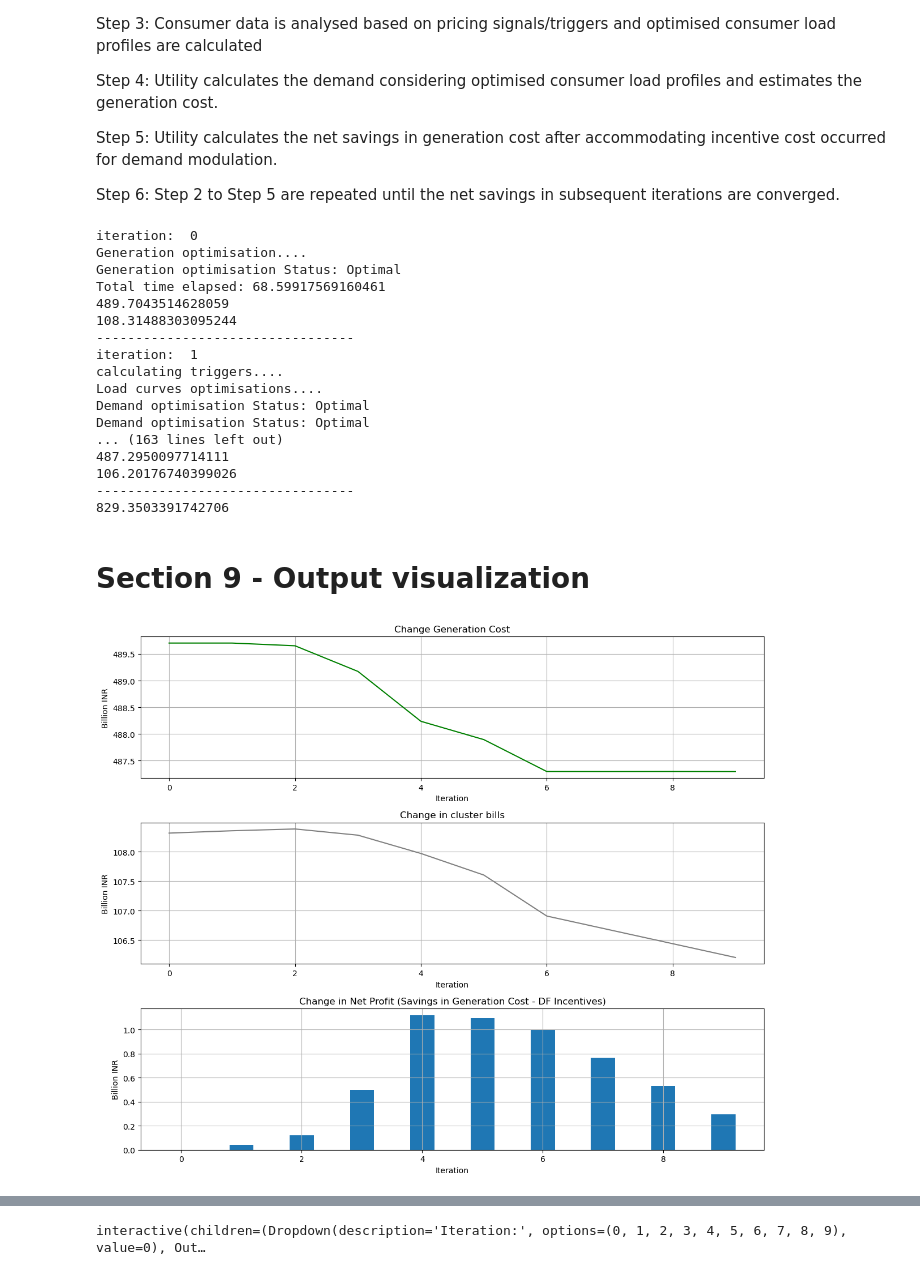
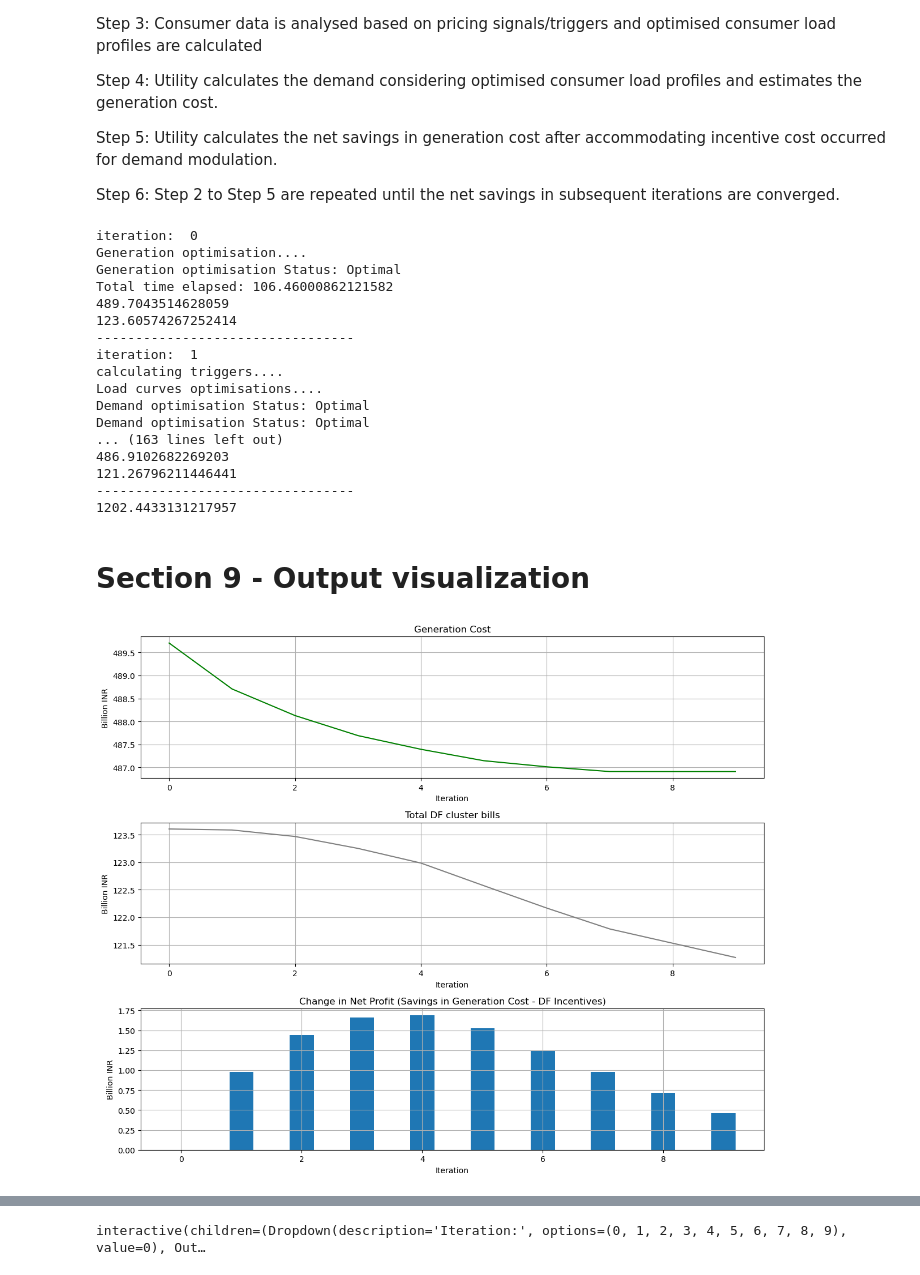
Before and after one commit to KaustubhArekar/Demand-Flexibility-Model, a Jupyter notebook: DF_integrated_model.ipynb, the cells around one changed output, grey strips where cells are left out. Saved outputs shown, nothing was run; the diff lists cells and outputs as text; code cells hidden in the pictures.

```diff
--- a/DF_integrated_model.ipynb
+++ b/DF_integrated_model.ipynb
@@ -105,7 +105,7 @@ Constraints:
 2. DR program - % limits on reduction in daily total energy
 3. % Flexibility - range within which the load shape can be modulated
 # %%
-def load_optimisation_aggregate(cluster_triggers,mode,flexibility,clustered_profile,tarifff):
+def load_optimisation_aggregate(cluster_triggers,mode,flexibility,clustered_profile,tarifff,inconvenience_cost):
     total_slots = len(tariff)
     daily_slots = 24
 
@@ -119,7 +119,7 @@ def load_optimisation_aggregate(cluster_triggers,mode,flexibility,clustered_prof
     for c in range(num_columns):
         cluster_profile = clustered_profile.iloc[:,c].reset_index(drop=True)
         tariff_structure =cluster_triggers.iloc[:,c].reset_index(drop=True)
-        opt_profile = load_optimisation(tariff_structure, cluster_profile, flex[c],mode[c])
+        opt_profile = load_optimisation(tariff_structure, cluster_profile, flex[c],mode[c],inconvenience_cost[c])
         optimized_clusters.iloc[:,c] = opt_profile[0]
         if mode[c] == 'DRR':
             load_billing.iloc[:,c] = opt_profile[0] - cluster_profile
@@ -136,7 +136,7 @@ def load_optimisation_aggregate(cluster_triggers,mode,flexibility,clustered_prof
 
     for c in range(num_columns):
         if mode[c] =='DRR':
-            bills.iloc[:,c] = bills.iloc[:,c]+1000*tariff.iloc[:,c]*optimized_clusters.iloc[:,c]
+            bills.iloc[:,c] = bills.iloc[:,c]+1000*tarifff.iloc[:,c]*optimized_clusters.iloc[:,c]
 
     return optimized_clusters, bills
 # %%
@@ -243,9 +242,10 @@ def compute_generation_cost(demand,n):
     start_time = time.time()
 
 
-    solar_pu_cost =2
-    wind_pu_cost =3
-    market_limit = 0.00
+    solar_pu_cost =2  #INR/kWh
+    wind_pu_cost =3  #INR/kWh
+    market_limit = 0.0 #INR/kWh
+#     battery_energy_cost = 2 #INR/kWh
 
     battery_power_capacity = 0
     battery_energy_capacity =0
@@ -294,7 +294,6 @@ def compute_generation_cost(demand,n):
     # Set the objective function
     problem += lpSum(schedule[t][p] * Variable_cost[p] for t in range(num_hours) for p in range(num_plants))+lpSum(market_drawl[t]*market_price['rate'][t] for t in range(num_hours))
 
-
     # Add the constraints
 
     #Constraint 1  - ramping up and down constraints 1% for thermal, 3% for gas, 10% for hydro
@@ -322,7 +321,8 @@ def compute_generation_cost(demand,n):
      #constraint 5 - sales in market power should be less thanmarket limit of net demand
     for t in range(num_hours):
         problem +=market_drawl[t] <=market_limit*net_demand[t]
-        problem +=market_drawl[t] >=-market_limit*net_demand[t]
+#         problem +=market_drawl[t] >=-market_limit*net_demand[t]
+        problem +=market_drawl[t] >=0
 
 #     #constraint 7 - battery charging and discharging constriants
 
@@ -671,7 +671,7 @@ for file in files:
         Pac = 0.95*Pdc               # Typical losses taken as 5% (Other losses considered in nDRT)
         spGen = Pac/Pnom
         PR = (spGen/GT)*100
-        PR = PR.map("{:,.2f}%".format)
+        PR['Value'] = PR['Value'].apply(lambda x: "{:,.2f}%".format(x))
 
         Pac = Pac.rename(columns={"Value": "AC Power (kW)"})
         spGen = spGen.rename(columns={"Value": "spGen (kWh/kWp/day)"})
@@ -882,11 +887,12 @@ Step 5: Utility calculates the net savings in generation cost after accommodatin
 Step 6: Step 2 to Step 5 are repeated until the net savings in subsequent iterations are converged.
 # %%
 # setting up problem and user inputs for analysis
-mode=['DF','DF','DF','DF','DF','DF','DF','DF','DF','DF'] # cluster wise demnand flexibility mode (Demand felxibility, demand response, demand response 2)
+mode=['DF','DF','DF','DF','DF','DF','DF','DF','DF','DF'] #cluster wise demnand flexibility mode (Demand felxibility, demand response, demand response 2)
 # mode=['DRR','DRR','DRR','DRR','DRR','DRR','DRR','DRR','DRR','DRR']
 # mode=['DR','DR','DR','DR','DR','DR','DR','DR','DR','DR']
-# mode=['DF','DF','DRR','DF','DF','DF','DRR','DRR','DR','DR']
+# mode=['DF','DF','DRR','DF','DF','DF','DR','DR','DR','DR']
 flex = [0.2,0.2,0.2,0.2,0.2,0.2,0.2,0.2,0.2,0.2] # cluster wise % flexibility
+inconvenience_cost = [0.5,1,0.0,0.3,5,1,0.1,0.2,0.5,0.5]
 # flex = [0.5,0.5,0.5,0.5,0.5,0.5,0.5,0.5,0.5,0.5] # cluster wise % flexibility
 
 re_forecasting = 0 # 0 if forecasted data is available in csv format, 1 if forecasting is needed
@@ -944,7 +950,7 @@ while n < number_of_iterations:
 
     # Introduce flexibility
     print('Load curves optimisations....')
-    optimised_cluster_loads, cluster_bills_i = load_optimisation_aggregate (cluster_triggers,mode,flex,consumer_load_clusters_scaled,tarifff)
+    optimised_cluster_loads, cluster_bills_i = load_optimisation_aggregate (cluster_triggers,mode,flex,consumer_load_clusters_scaled,tarifff,inconvenience_cost)
     aggregated_opt_cl_load = optimised_cluster_loads.sum(axis = 1)
 
     # calculate net_demand
@@ -984,9 +990,9 @@ print(end_time - start_time)
 iteration:  0
 Generation optimisation....
 Generation optimisation Status: Optimal
-Total time elapsed: 68.59917569160461
+Total time elapsed: 106.46000862121582
 489.7043514628059
-108.31488303095244
+123.60574267252414
 ---------------------------------
 iteration:  1
 calculating triggers....
@@ -994,14 +1000,14 @@ Load curves optimisations....
 Demand optimisation Status: Optimal
 Demand optimisation Status: Optimal
 ... (163 lines left out)
-487.2950097714111
-106.20176740399026
+486.9102682269203
+121.26796211446441
 ---------------------------------
-829.3503391742706
+1202.4433131217957
 # %% [markdown]
 # Section 9 - Output visualization
 # %%
-# number_of_iterations =4
+# number_of_iterations =10
 
 total_cluster_bills = np.zeros(number_of_iterations)
 total_gen_cost = np.zeros(number_of_iterations)
@@ -1017,34 +1023,34 @@ for i in range(number_of_iterations):
     change_in_bills[i] = total_cluster_bills[i] - total_cluster_bills[0]
     change_in_gen_cost[i] =total_gen_cost[0] - total_gen_cost[i]
     change_in_net_profit[i] = change_in_gen_cost[i] + change_in_bills[i]
 
 
 
 fig, (ax1, ax2,ax3) = plt.subplots(3, 1, figsize=(12, 10))
 
 ax1.plot(total_gen_cost/1000000000, color='green')
-ax1.set_title('Change Generation Cost')
+ax1.set_title('Generation Cost')
 ax1.set_xlabel('Iteration')
 ax1.set_ylabel('Billion INR')
 ax1.grid(True)
 
 ax2.plot(total_cluster_bills/1000000000, color='grey')
-ax2.set_title('Change in cluster bills')
+ax2.set_title('Total DF cluster bills')
 ax2.set_xlabel('Iteration')
 ax2.set_ylabel('Billion INR')
 ax2.grid(True)
 
 ax3.bar(range(number_of_iterations), change_in_net_profit/1000000000, width =0.4)
 ax3.set_title('Change in Net Profit (Savings in Generation Cost - DF Incentives)')
 ax3.set_xlabel('Iteration')
 ax3.set_ylabel('Billion INR')
 ax3.grid(True)
 
 
 plt.tight_layout()
 
 
 plt.show()
 # %% [output]
-[figure, old version]
+[figure, new version]
 # %%
```
Also changed, not shown: parts of 11 cells of this notebook.
